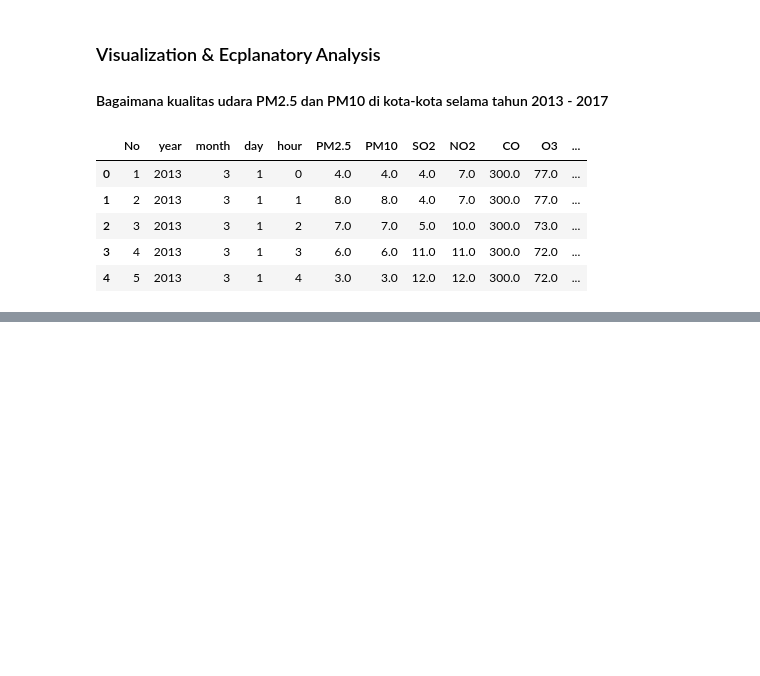
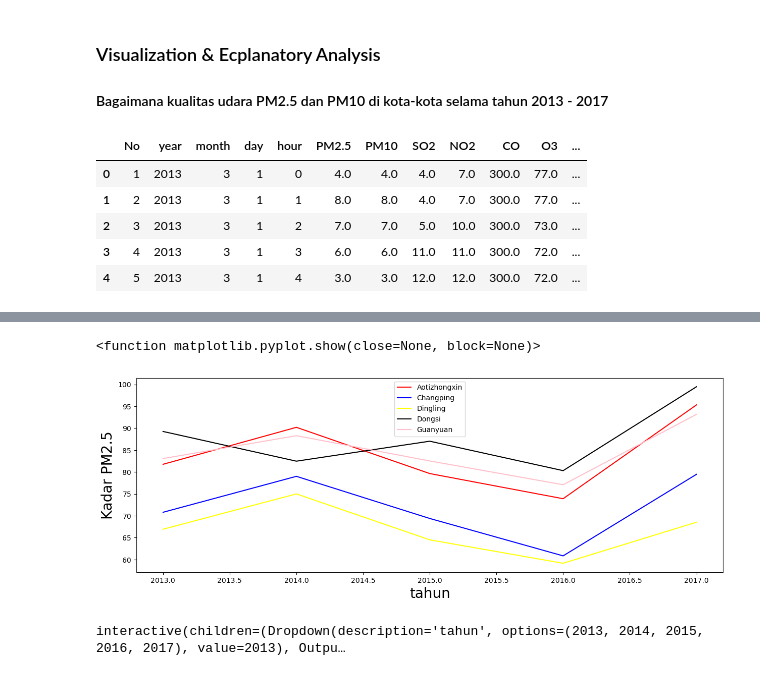
Before and after one commit to teduhafr/belajar_olah_data_python, a Jupyter notebook: submission_dicoding/new.ipynb, the cells around one changed output, grey strips where cells are left out. Cells and saved outputs as stored; diff of their text form; code cells hidden in the pictures; blank space fills up the shorter version.

```diff
--- a/submission_dicoding/new.ipynb
+++ b/submission_dicoding/new.ipynb
@@ -180,0 +228,18 @@ data_df.head()
+# %%
+#untuk mempermudah perbandingan akan kita buat data pertahun untuk bisa melihatnya dengan mudah
+data_pivot_pm25_tahun = data_df.pivot_table('PM2.5', 'year', 'station', aggfunc='mean').reset_index()
+
+plt.figure(figsize=(15, 5))
+plt.plot(data_pivot_pm25_tahun_filter['year'], data_pivot_pm25_tahun_filter['Aotizhongxin'], label = 'Aotizhongxin', color='red')
+plt.plot(data_pivot_pm25_tahun_filter['year'], data_pivot_pm25_tahun_filter['Changping'], label = 'Changping', color='blue')
+plt.plot(data_pivot_pm25_tahun_filter['year'], data_pivot_pm25_tahun_filter['Dingling'], label = 'Dingling', color='yellow')
+plt.plot(data_pivot_pm25_tahun_filter['year'], data_pivot_pm25_tahun_filter['Dongsi'], label = 'Dongsi', color='black')
+plt.plot(data_pivot_pm25_tahun_filter['year'], data_pivot_pm25_tahun_filter['Guanyuan'], label = 'Guanyuan', color='pink')
+plt.xlabel('tahun',size= 20)
+
+plt.ylabel('Kadar PM2.5', size = 20)
+plt.legend()
+plt.show
+# %% [output]
+<function matplotlib.pyplot.show(close=None, block=None)>
+[figure, added]
@@ -180,0 +248,21 @@ data_df.head()
+# %%
+## untuk lebih detail dan menarik kita bisa membuat dat per tahun dengan filter.
+
+interact(pilihTahun, tahun=list(data_pivot_pm25['year'].unique()))
+
+def pilihTahun(tahun):
+    data_pivot_pm25_filter = data_pivot_pm25[(data_pivot_pm25.year == tahun)]
+    plt.figure(figsize=(12, 5))
+    plt.plot(data_pivot_pm25_filter['month'], data_pivot_pm25_filter['Aotizhongxin'], label = 'Aotizhongxin', color='red')
+    plt.plot(data_pivot_pm25_filter['month'], data_pivot_pm25_filter['Changping'], label = 'Changping', color='blue')
+    plt.plot(data_pivot_pm25_filter['month'], data_pivot_pm25_filter['Dingling'], label = 'Dingling', color='yellow')
+    plt.plot(data_pivot_pm25_filter['month'], data_pivot_pm25_filter['Dongsi'], label = 'Dongsi', color='black')
+    plt.plot(data_pivot_pm25_filter['month'], data_pivot_pm25_filter['Guanyuan'], label = 'Guanyuan', color='pink')
+    plt.xlabel('Bulan',size= 20)
+    plt.ylabel('Kadar PM2.5', size = 20)
+    judul  = 'Data Kulatias PM 2.5 Kota Tahun ' + str(tahun) +  '\n makin kecil makin bagus'
+    plt.title(judul , fontsize=15)
+    plt.legend()
+    plt.show
+# %% [output]
+interactive(children=(Dropdown(description='tahun', options=(2013, 2014, 2015, 2016, 2017), value=2013), Outpu…
```
Also changed, not shown: parts of 13 cells of this notebook.
